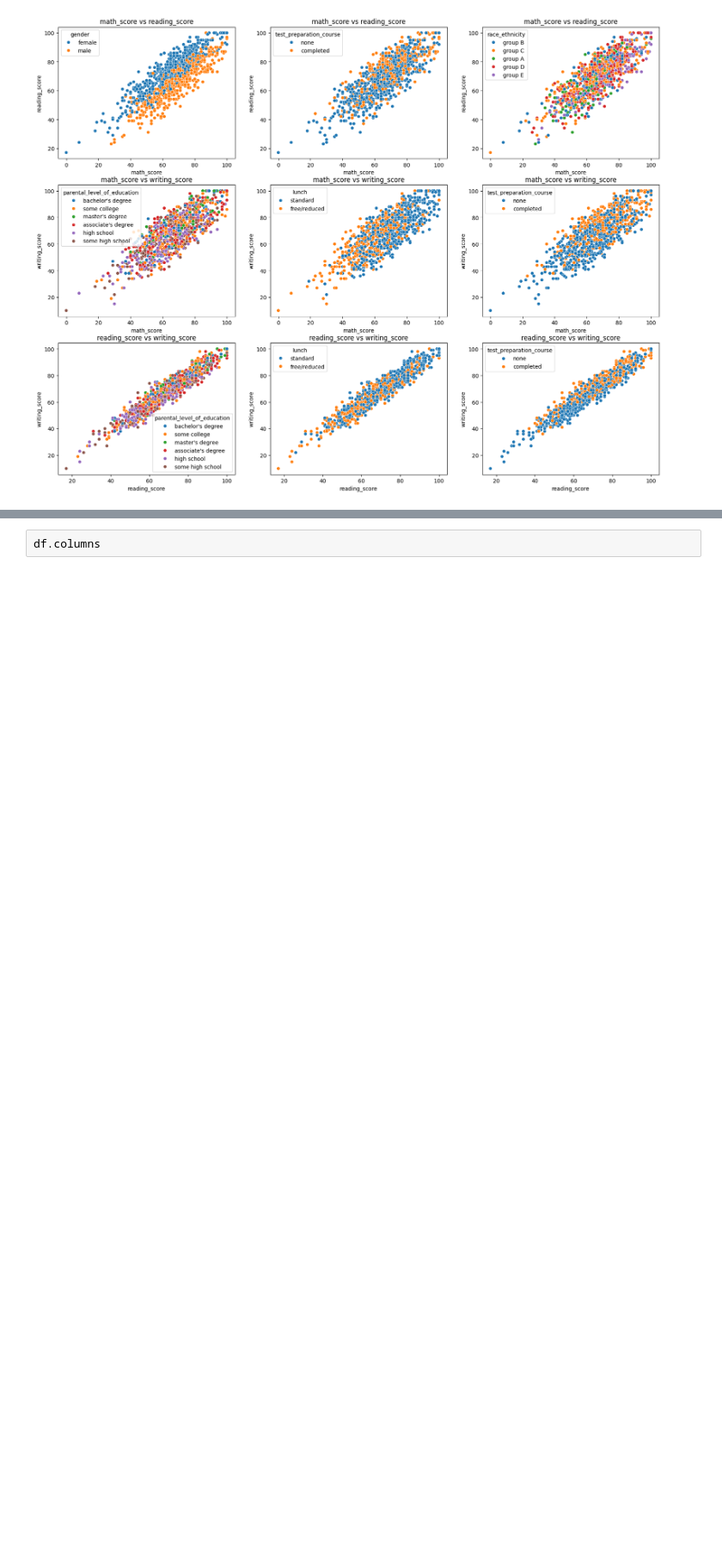
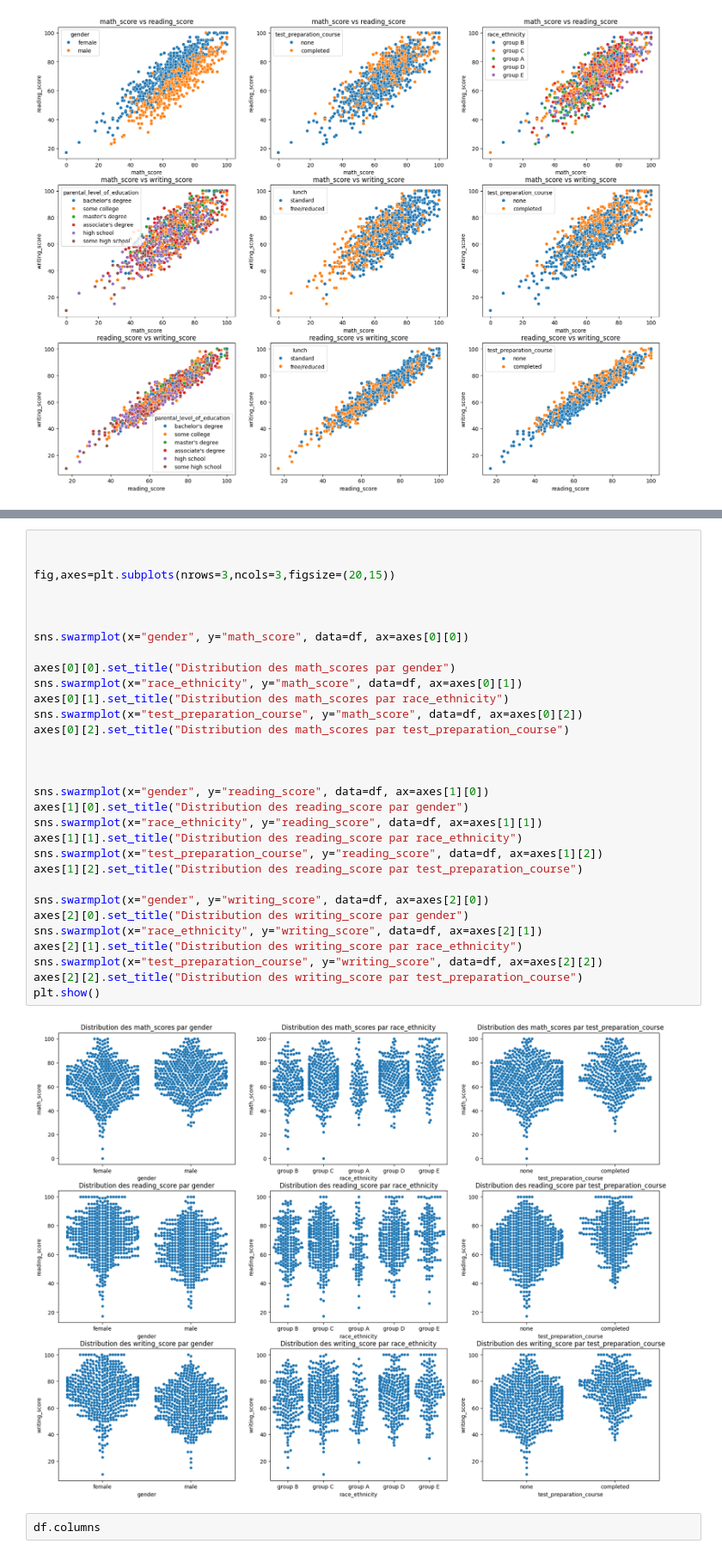
Before and after one commit to bigirimanainnocent12/Visualisations-de-donn-es, a Jupyter notebook: Techniques_de_visulaisations_de_données.ipynb, the cells around one changed output, grey strips where cells are left out. Shown at 86% size. Cells and saved outputs as stored; diff of their text form; blank space fills up the shorter version.

```diff
--- a/Techniques_de_visulaisations_de_données.ipynb
+++ b/Techniques_de_visulaisations_de_données.ipynb
@@ -159,3 +187,36 @@ plt.show()
+# %%
+
+
+fig,axes=plt.subplots(nrows=3,ncols=3,figsize=(20,15))
+
+
+
+sns.swarmplot(x="gender", y="math_score", data=df, ax=axes[0][0])
+
+axes[0][0].set_title("Distribution des math_scores par gender")
+sns.swarmplot(x="race_ethnicity", y="math_score", data=df, ax=axes[0][1])
+axes[0][1].set_title("Distribution des math_scores par race_ethnicity")
+sns.swarmplot(x="test_preparation_course", y="math_score", data=df, ax=axes[0][2])
+axes[0][2].set_title("Distribution des math_scores par test_preparation_course")
+
+
+
+sns.swarmplot(x="gender", y="reading_score", data=df, ax=axes[1][0])
+axes[1][0].set_title("Distribution des reading_score par gender")
+sns.swarmplot(x="race_ethnicity", y="reading_score", data=df, ax=axes[1][1])
+axes[1][1].set_title("Distribution des reading_score par race_ethnicity")
+sns.swarmplot(x="test_preparation_course", y="reading_score", data=df, ax=axes[1][2])
+axes[1][2].set_title("Distribution des reading_score par test_preparation_course")
+
+sns.swarmplot(x="gender", y="writing_score", data=df, ax=axes[2][0])
+axes[2][0].set_title("Distribution des writing_score par gender")
+sns.swarmplot(x="race_ethnicity", y="writing_score", data=df, ax=axes[2][1])
+axes[2][1].set_title("Distribution des writing_score par race_ethnicity")
+sns.swarmplot(x="test_preparation_course", y="writing_score", data=df, ax=axes[2][2])
+axes[2][2].set_title("Distribution des writing_score par test_preparation_course")
+plt.show()
+# %% [output]
+[figure, added]
 # %%
 df.columns
 # %% [output]
```
Also changed, not shown: parts of 2 cells of this notebook.
